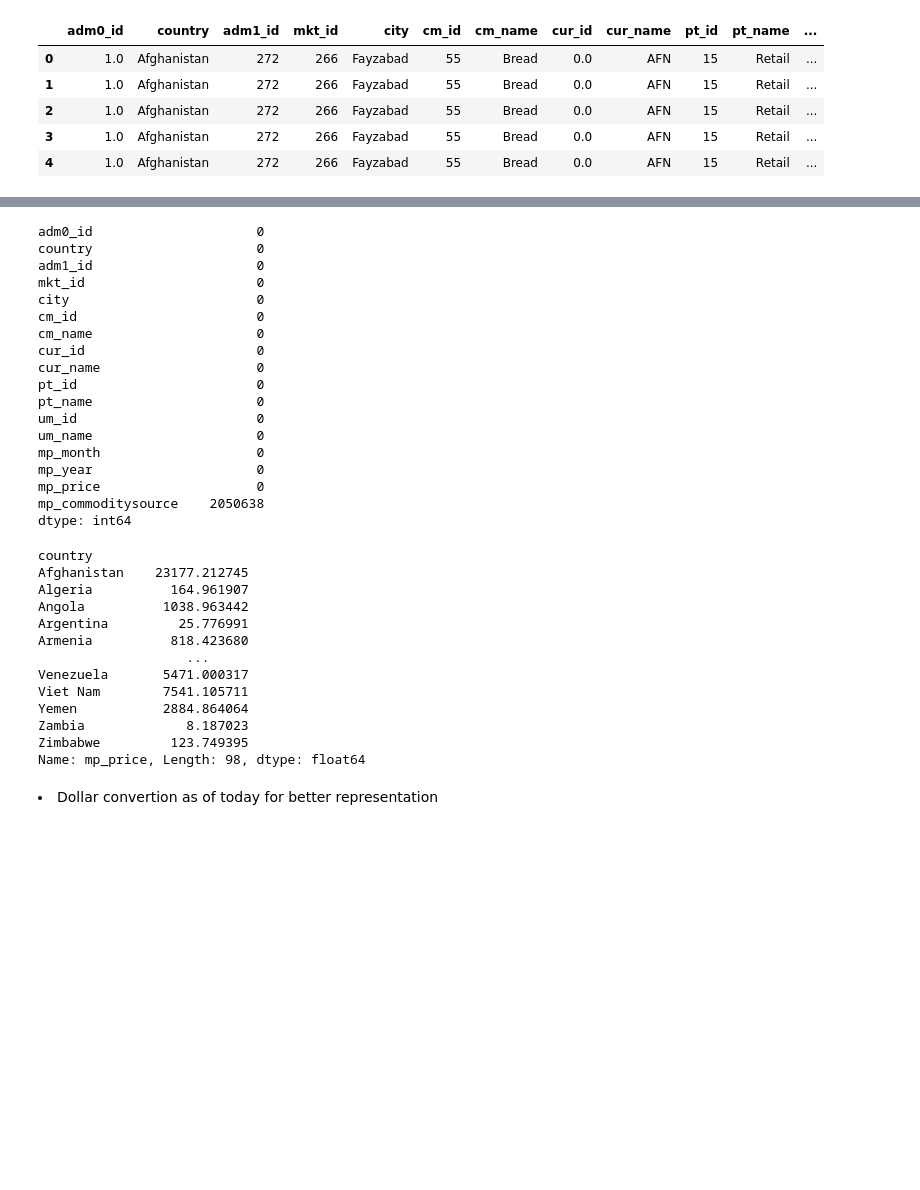
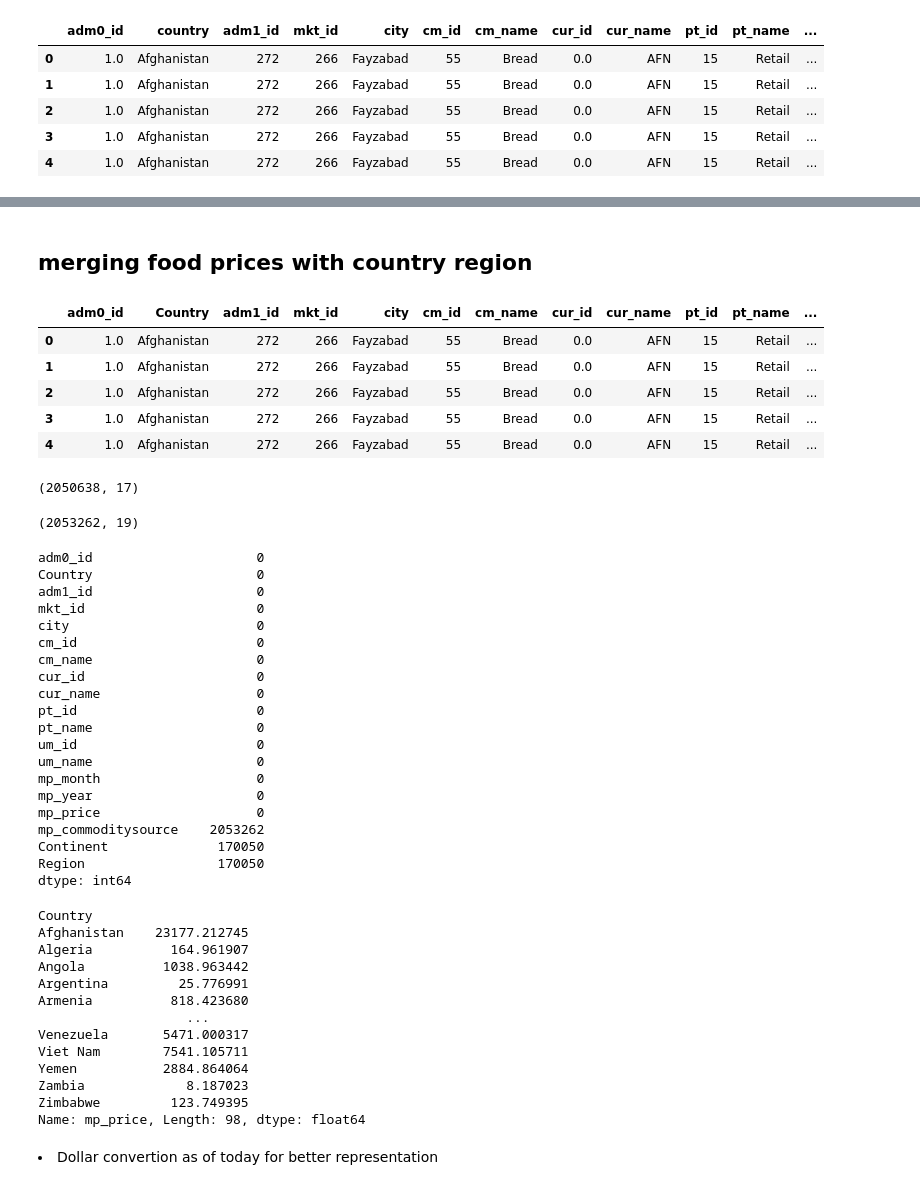
Before and after one commit to MaxSMCON/Group_2, a Jupyter notebook: Group_2_Stats.ipynb, the cells around one changed output, grey strips where cells are left out. Drawn from its saved outputs; the diff is of its cells as text; code cells hidden in the pictures; blank space fills up the shorter version.

```diff
--- a/Group_2_Stats.ipynb
+++ b/Group_2_Stats.ipynb
@@ -174,8 +168,35 @@ dtype: int64
+# %% [markdown]
+## merging food prices with country region
+# %%
+
+df5 = pd.merge(
+    df,
+    df_region,
+    # left_on=('country'),
+    # right_on=('Country'),
+
+    how='left',
+    on = 'Country'
+)
+df5.head()
+# %% [output]
+|  | adm0_id | Country | adm1_id | mkt_id | city | cm_id | cm_name | cur_id | cur_name | pt_id | pt_name | ... |
+| 0 | 1.0 | Afghanistan | 272 | 266 | Fayzabad | 55 | Bread | 0.0 | AFN | 15 | Retail | ... |
+| 1 | 1.0 | Afghanistan | 272 | 266 | Fayzabad | 55 | Bread | 0.0 | AFN | 15 | Retail | ... |
+| 2 | 1.0 | Afghanistan | 272 | 266 | Fayzabad | 55 | Bread | 0.0 | AFN | 15 | Retail | ... |
+| 3 | 1.0 | Afghanistan | 272 | 266 | Fayzabad | 55 | Bread | 0.0 | AFN | 15 | Retail | ... |
+| 4 | 1.0 | Afghanistan | 272 | 266 | Fayzabad | 55 | Bread | 0.0 | AFN | 15 | Retail | ... |
+# %%
+print(df.shape)
+df5.shape
+# %% [output]
+(2050638, 17)
+(2053262, 19)
 # %%
-df.isnull().sum()
+df5.isnull().sum()
 # %% [output]
 adm0_id                     0
-country                     0
+Country                     0
 adm1_id                     0
 mkt_id                      0
 city                        0
@@ -190,12 +211,14 @@ um_name                     0
 mp_month                    0
 mp_year                     0
 mp_price                    0
-mp_commoditysource    2050638
+mp_commoditysource    2053262
+Continent              170050
+Region                 170050
 dtype: int64
 # %%
-df.groupby(['country'])['mp_price'].mean()
+df.groupby(['Country'])['mp_price'].mean()
 # %% [output]
-country
+Country
 Afghanistan    23177.212745
 Algeria          164.961907
 Angola          1038.963442
```
Also changed, not shown: parts of 5 cells of this notebook.
